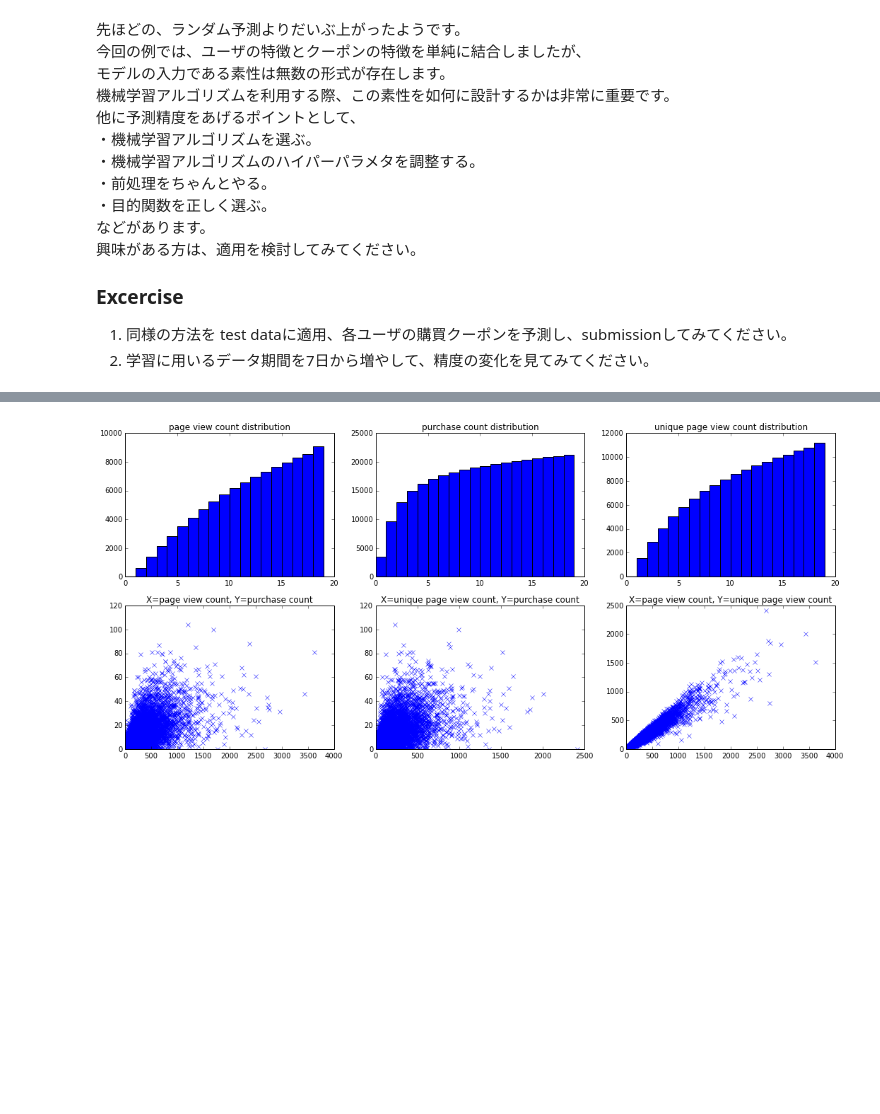
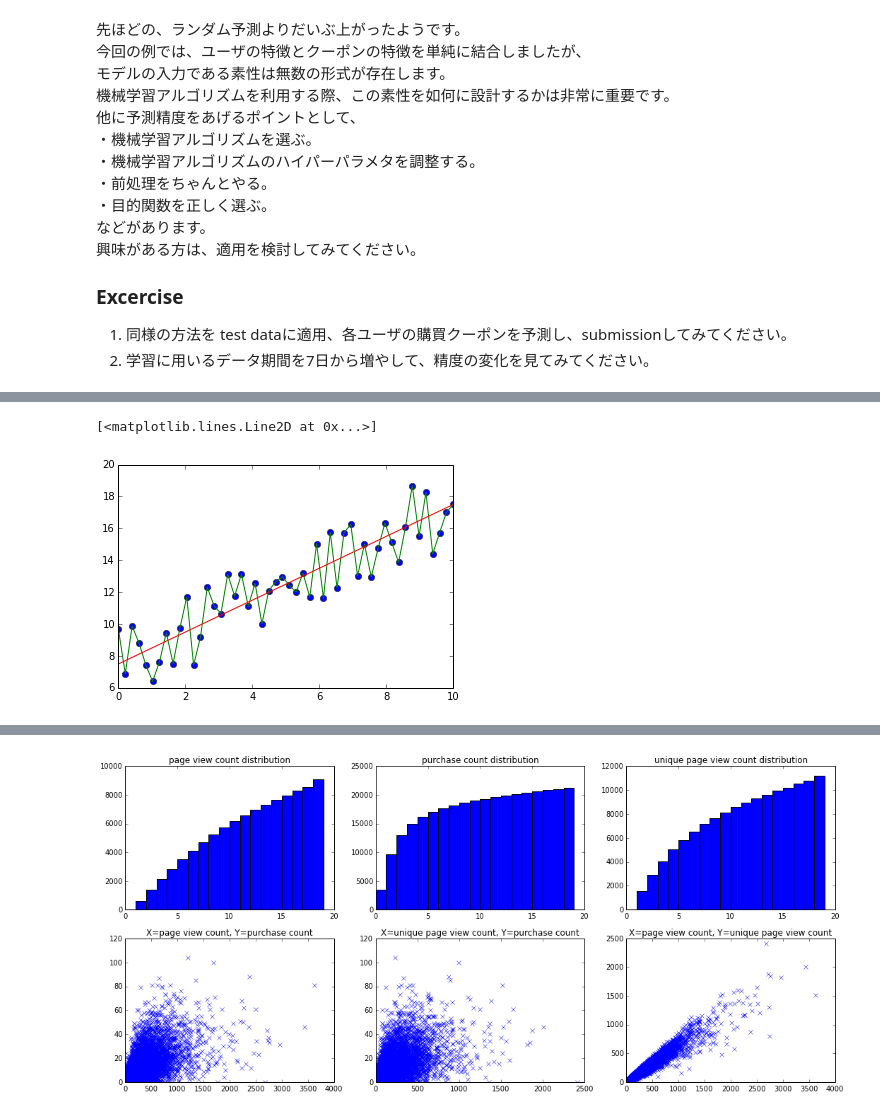
Before and after one commit to KaoruNasuno/DataScienceTutorial, a Jupyter notebook: Lecture_02.ipynb, the cells around one changed output, grey strips where cells are left out. Saved outputs shown, nothing was run; the diff lists cells and outputs as text; code cells hidden in the pictures; blank space fills up the shorter version.

```diff
--- a/Lecture_02.ipynb
+++ b/Lecture_02.ipynb
@@ -563,0 +659,14 @@ TODO：GROUP BYの説明とこの集計の仕組みの説明の加筆。
+# %%
+N = 50
+x = numpy.linspace(0, 10, N)
+y1_train = x + rng.rand(N)*5 + 5
+y2_train = x + rng.rand(N)*5
+
+y_valid = x + rng.rand(N) * 5 + 1.5
+plt.figure()
+plt.plot(x, y1_train, 'o')
+plt.plot(x, y1_train)
+plt.plot(x, x + 7.5)
+# %% [output]
+[<matplotlib.lines.Line2D at 0x...>]
+[figure, added]
```
Also changed, not shown: parts of 10 cells of this notebook.
